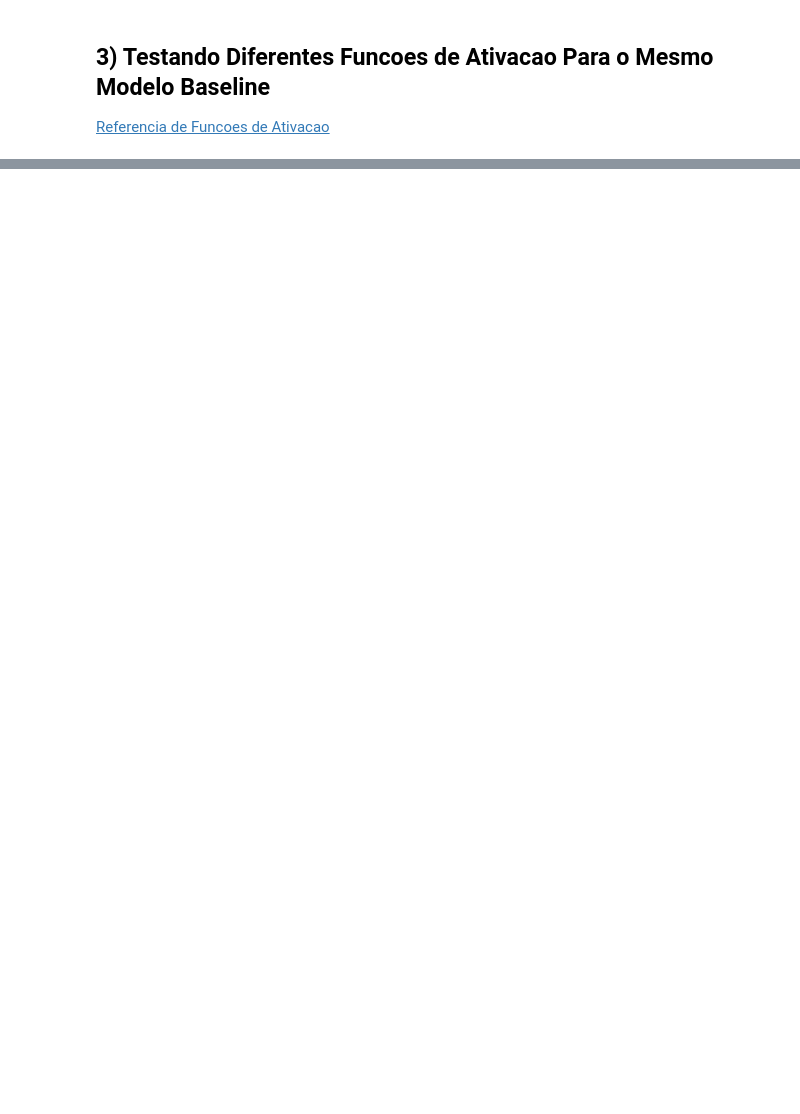
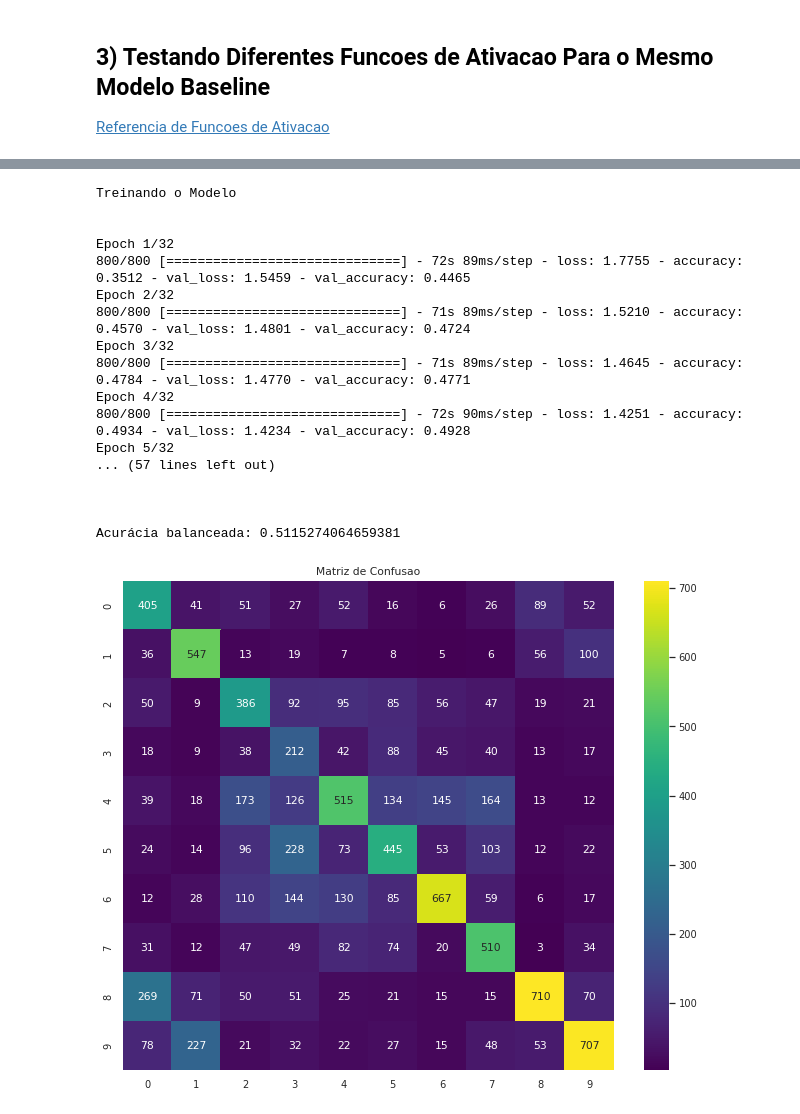
Before and after one commit to esuda/mineiracao_dados_complexos, a Jupyter notebook: INF0618_Trabalho_01_Kurosawa_Suda_Wakabayashi.ipynb, the cells around one changed output, grey strips where cells are left out. Drawn from its saved outputs; the diff is of its cells as text; code cells hidden in the pictures; blank space fills up the shorter version.

```diff
--- a/INF0618_Trabalho_01_Kurosawa_Suda_Wakabayashi.ipynb
+++ b/INF0618_Trabalho_01_Kurosawa_Suda_Wakabayashi.ipynb
@@ -363,0 +367,26 @@ Acurácia balanceada: 0.46658398020766717
+# %%
+# Rede Neural com mais camadas de convolucao e pooling
+
+model_comp = tf.keras.Sequential()
+
+#Camada convolucional com 10 filtros de tamanho 3x3 e ativação ReLU
+model_comp.add(layers.Conv2D(32, 3, padding='same', activation='relu', input_shape=(32, 32, 3)))
+#Max pooling de tamanho 2x2
+model_comp.add(layers.MaxPooling2D(pool_size=(2,2)))
+
+#Camada convolucional com 10 filtros de tamanho 3x3 e ativação ReLU
+model_comp.add(layers.Conv2D(64, 3, padding='same', activation='relu'))
+#Max pooling de tamanho 2x2
+model_comp.add(layers.MaxPooling2D(pool_size=(2,2)))
+
+#Operação de vetorização dos dados
+model_comp.add(layers.Flatten())
+
+#Densa com 10 nós de saída
+model_comp.add(layers.Dense(10))
+
+model_comp.compile(optimizer=tf.keras.optimizers.Adam(0.01),
+              loss=tf.keras.losses.CategoricalCrossentropy(from_logits=True),
+              metrics=['accuracy'])
+
+model_comp.summary()
@@ -363,0 +414,21 @@ Acurácia balanceada: 0.46658398020766717
+# %%
+history_comp = fit_train_eval(model_comp, x_train, y_train_oh, y_val, epochs=32, batch_size=50, class_weight=None, validation_data=(x_val, y_val_oh))
+# %% [output]
+Treinando o Modelo
+
+
+Epoch 1/32
+800/800 [==============================] - 72s 89ms/step - loss: 1.7755 - accuracy: 0.3512 - val_loss: 1.5459 - val_accuracy: 0.4465
+Epoch 2/32
+800/800 [==============================] - 71s 89ms/step - loss: 1.5210 - accuracy: 0.4570 - val_loss: 1.4801 - val_accuracy: 0.4724
+Epoch 3/32
+800/800 [==============================] - 71s 89ms/step - loss: 1.4645 - accuracy: 0.4784 - val_loss: 1.4770 - val_accuracy: 0.4771
+Epoch 4/32
+800/800 [==============================] - 72s 90ms/step - loss: 1.4251 - accuracy: 0.4934 - val_loss: 1.4234 - val_accuracy: 0.4928
+Epoch 5/32
+... (57 lines left out)
+
+
+
+Acurácia balanceada: 0.5115274064659381
+[figure, added]
```
Also changed, not shown: parts of 26 cells of this notebook.
